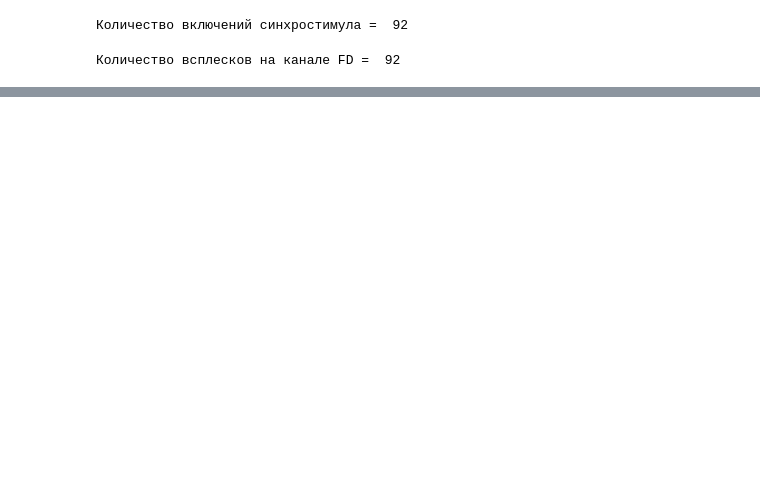
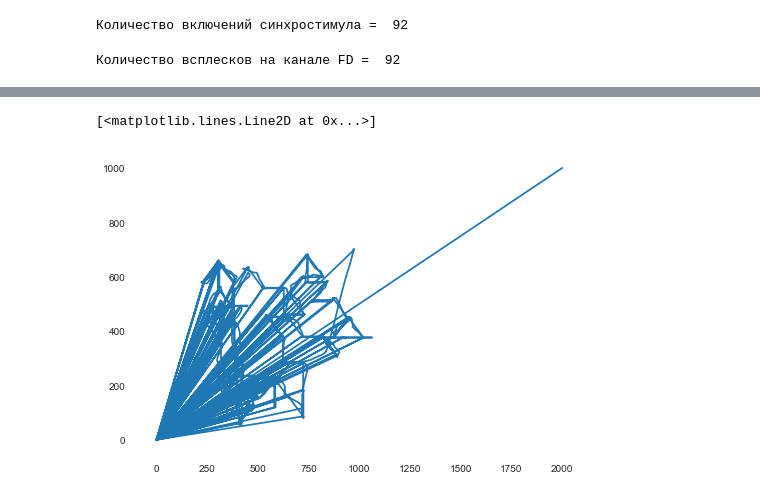
Before and after one commit to FazilovDev/coursework, a Jupyter notebook: AnalysisChannels.ipynb, the cells around one changed output, grey strips where cells are left out. Drawn from its saved outputs; the diff is of its cells as text; code cells hidden in the pictures; blank space fills up the shorter version.

```diff
--- a/AnalysisChannels.ipynb
+++ b/AnalysisChannels.ipynb
@@ -74,0 +119,8 @@ e
+# %%
+y = track[:,3]
+x = track[:,2]
+# %%
+plt.plot(x,y) # Движения курсора мыши в течение всего эксперимента
+# %% [output]
+[<matplotlib.lines.Line2D at 0x...>]
+[figure, added]
```
Also changed, not shown: parts of 11 cells of this notebook, 6 other files.
